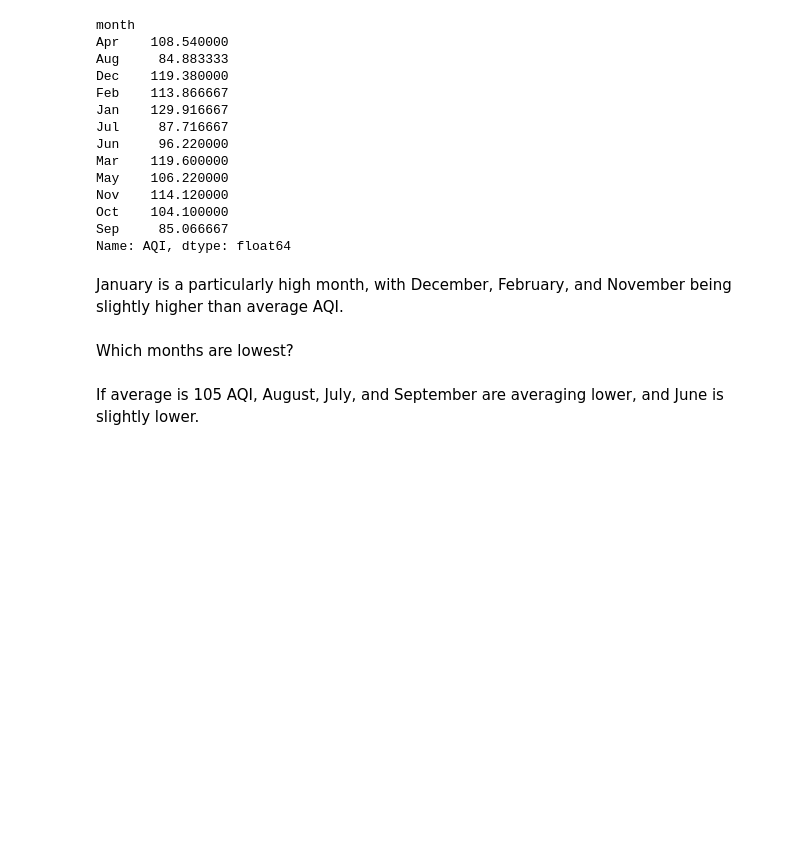
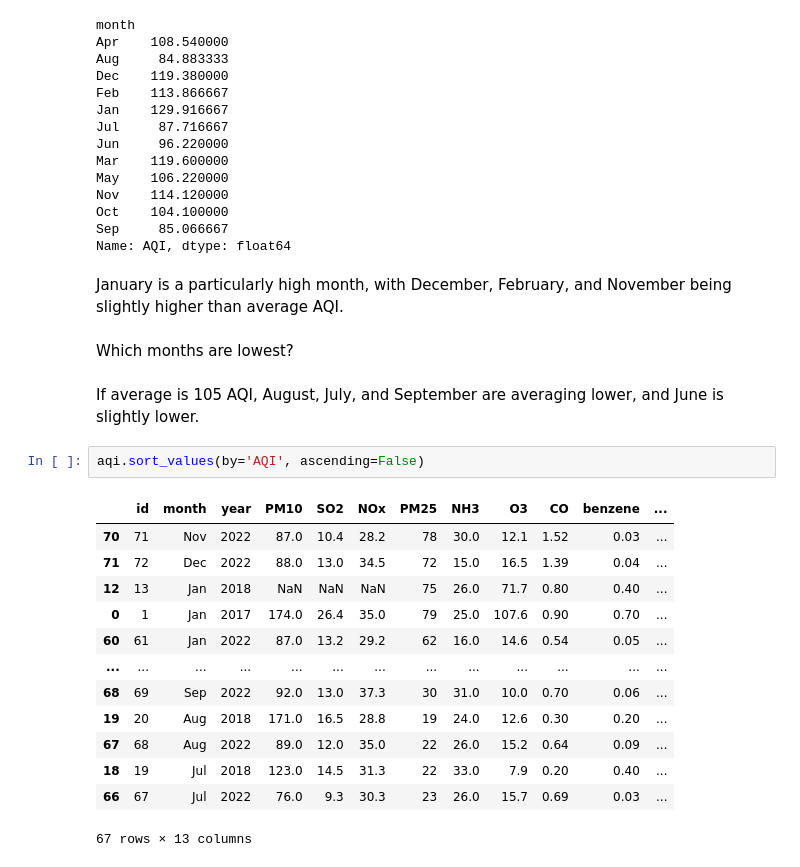
Before and after one commit to danileahacker/Air-Quality-in-Hyderabad-Pollution-Analysis, a Jupyter notebook: pollution_eda.ipynb, the cells around one changed output. Drawn from its saved outputs; the diff is of its cells as text; blank space fills up the shorter version.

```diff
--- a/pollution_eda.ipynb
+++ b/pollution_eda.ipynb
@@ -395,3 +395,19 @@ January is a particularly high month, with December, February, and November bein
 Which months are lowest?
 # %% [markdown]
 If average is 105 AQI, August, July, and September are averaging lower, and June is slightly lower.
+# %%
+aqi.sort_values(by='AQI', ascending=False)
+# %% [output]
+|  | id | month | year | PM10 | SO2 | NOx | PM25 | NH3 | O3 | CO | benzene | ... |
+| 70 | 71 | Nov | 2022 | 87.0 | 10.4 | 28.2 | 78 | 30.0 | 12.1 | 1.52 | 0.03 | ... |
+| 71 | 72 | Dec | 2022 | 88.0 | 13.0 | 34.5 | 72 | 15.0 | 16.5 | 1.39 | 0.04 | ... |
+| 12 | 13 | Jan | 2018 | NaN | NaN | NaN | 75 | 26.0 | 71.7 | 0.80 | 0.40 | ... |
+| 0 | 1 | Jan | 2017 | 174.0 | 26.4 | 35.0 | 79 | 25.0 | 107.6 | 0.90 | 0.70 | ... |
+| 60 | 61 | Jan | 2022 | 87.0 | 13.2 | 29.2 | 62 | 16.0 | 14.6 | 0.54 | 0.05 | ... |
+| ... | ... | ... | ... | ... | ... | ... | ... | ... | ... | ... | ... | ... |
+| 68 | 69 | Sep | 2022 | 92.0 | 13.0 | 37.3 | 30 | 31.0 | 10.0 | 0.70 | 0.06 | ... |
+| 19 | 20 | Aug | 2018 | 171.0 | 16.5 | 28.8 | 19 | 24.0 | 12.6 | 0.30 | 0.20 | ... |
+| 67 | 68 | Aug | 2022 | 89.0 | 12.0 | 35.0 | 22 | 26.0 | 15.2 | 0.64 | 0.09 | ... |
+| 18 | 19 | Jul | 2018 | 123.0 | 14.5 | 31.3 | 22 | 33.0 | 7.9 | 0.20 | 0.40 | ... |
+| 66 | 67 | Jul | 2022 | 76.0 | 9.3 | 30.3 | 23 | 26.0 | 15.7 | 0.69 | 0.03 | ... |
+67 rows × 13 columns
```
